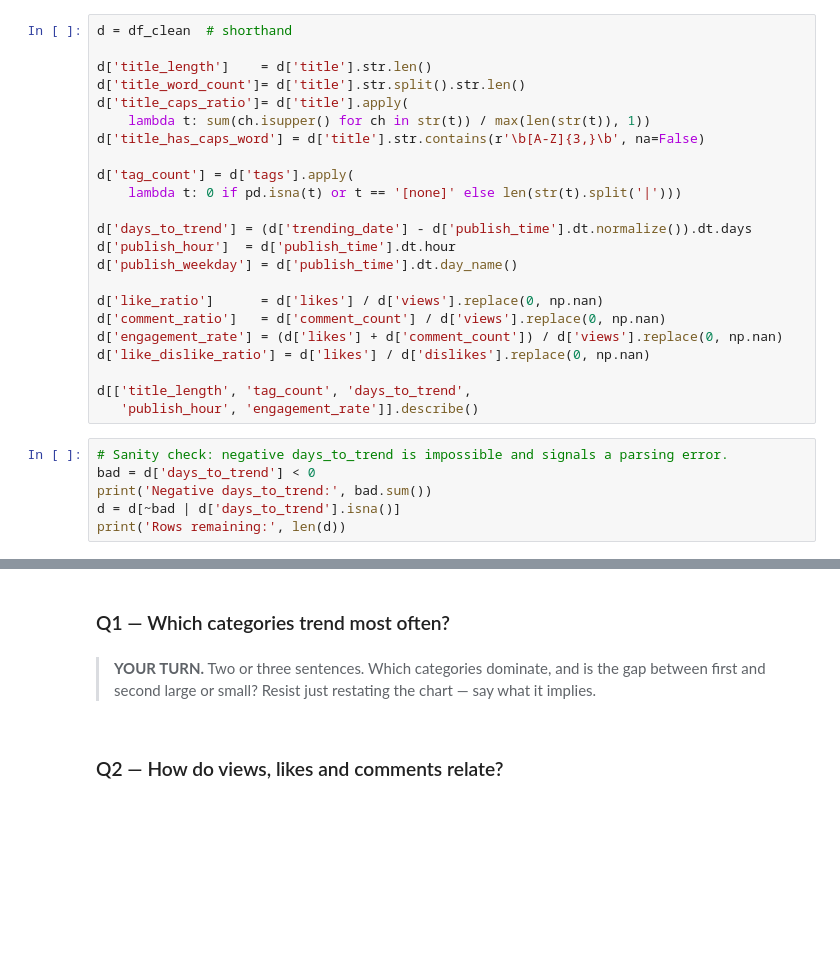
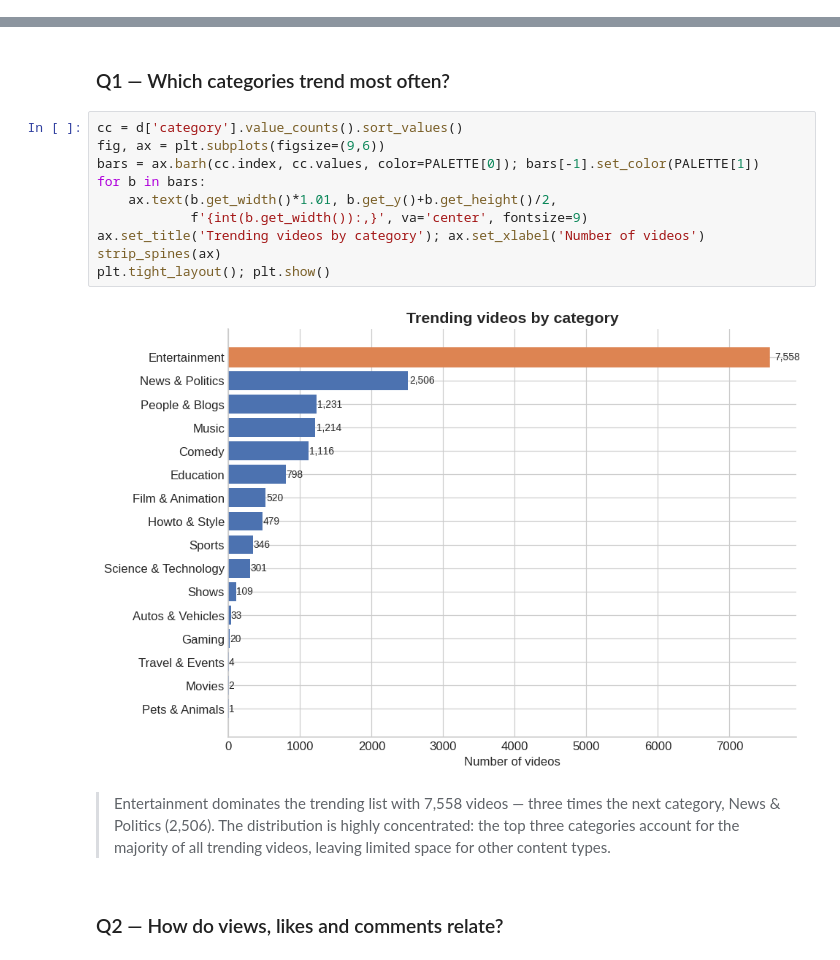
Before and after one commit to anamikasingh63885837-sketch/youtube-trending-analysis, a Jupyter notebook: youtube_trending_analysis.ipynb, the cells around one changed output, grey strips where cells are left out. Drawn from its saved outputs; the diff is of its cells as text; blank space fills up the shorter version.

```diff
--- a/youtube_trending_analysis.ipynb
+++ b/youtube_trending_analysis.ipynb
@@ -265,29 +350,0 @@ New columns built from existing ones. This is where the analysis stops being gen
-# %%
-d = df_clean  # shorthand
-
-d['title_length']    = d['title'].str.len()
-d['title_word_count']= d['title'].str.split().str.len()
-d['title_caps_ratio']= d['title'].apply(
-    lambda t: sum(ch.isupper() for ch in str(t)) / max(len(str(t)), 1))
-d['title_has_caps_word'] = d['title'].str.contains(r'\b[A-Z]{3,}\b', na=False)
-
-d['tag_count'] = d['tags'].apply(
-    lambda t: 0 if pd.isna(t) or t == '[none]' else len(str(t).split('|')))
-
-d['days_to_trend'] = (d['trending_date'] - d['publish_time'].dt.normalize()).dt.days
-d['publish_hour']  = d['publish_time'].dt.hour
-d['publish_weekday'] = d['publish_time'].dt.day_name()
-
-d['like_ratio']      = d['likes'] / d['views'].replace(0, np.nan)
-d['comment_ratio']   = d['comment_count'] / d['views'].replace(0, np.nan)
-d['engagement_rate'] = (d['likes'] + d['comment_count']) / d['views'].replace(0, np.nan)
-d['like_dislike_ratio'] = d['likes'] / d['dislikes'].replace(0, np.nan)
-
-d[['title_length', 'tag_count', 'days_to_trend',
-   'publish_hour', 'engagement_rate']].describe()
-# %%
-# Sanity check: negative days_to_trend is impossible and signals a parsing error.
-bad = d['days_to_trend'] < 0
-print('Negative days_to_trend:', bad.sum())
-d = d[~bad | d['days_to_trend'].isna()]
-print('Rows remaining:', len(d))
@@ -297,10 +358,20 @@ print('Rows remaining:', len(d))
 One question per section. For each: compute → chart → **write what it means**.
 # %% [markdown]
 ### Q1 — Which categories trend most often?
-# %% [markdown]
-> **YOUR TURN.** Two or three sentences. Which categories dominate, and is the gap
-> between first and second large or small? Resist just restating the chart — say what it
-> implies.
+# %%
+cc = d['category'].value_counts().sort_values()
+fig, ax = plt.subplots(figsize=(9,6))
+bars = ax.barh(cc.index, cc.values, color=PALETTE[0]); bars[-1].set_color(PALETTE[1])
+for b in bars:
+    ax.text(b.get_width()*1.01, b.get_y()+b.get_height()/2,
+            f'{int(b.get_width()):,}', va='center', fontsize=9)
+ax.set_title('Trending videos by category'); ax.set_xlabel('Number of videos')
+strip_spines(ax)
+plt.tight_layout(); plt.show()
+# %% [output]
+[figure, added]
+# %% [markdown]
+> Entertainment dominates the trending list with 7,558 videos — three times the next category, News & Politics (2,506). The distribution is highly concentrated: the top three categories account for the majority of all trending videos, leaving limited space for other content types.
 # %% [markdown]
 ### Q2 — How do views, likes and comments relate?
 # %%
```
Also changed, not shown: parts of 16 cells of this notebook.
